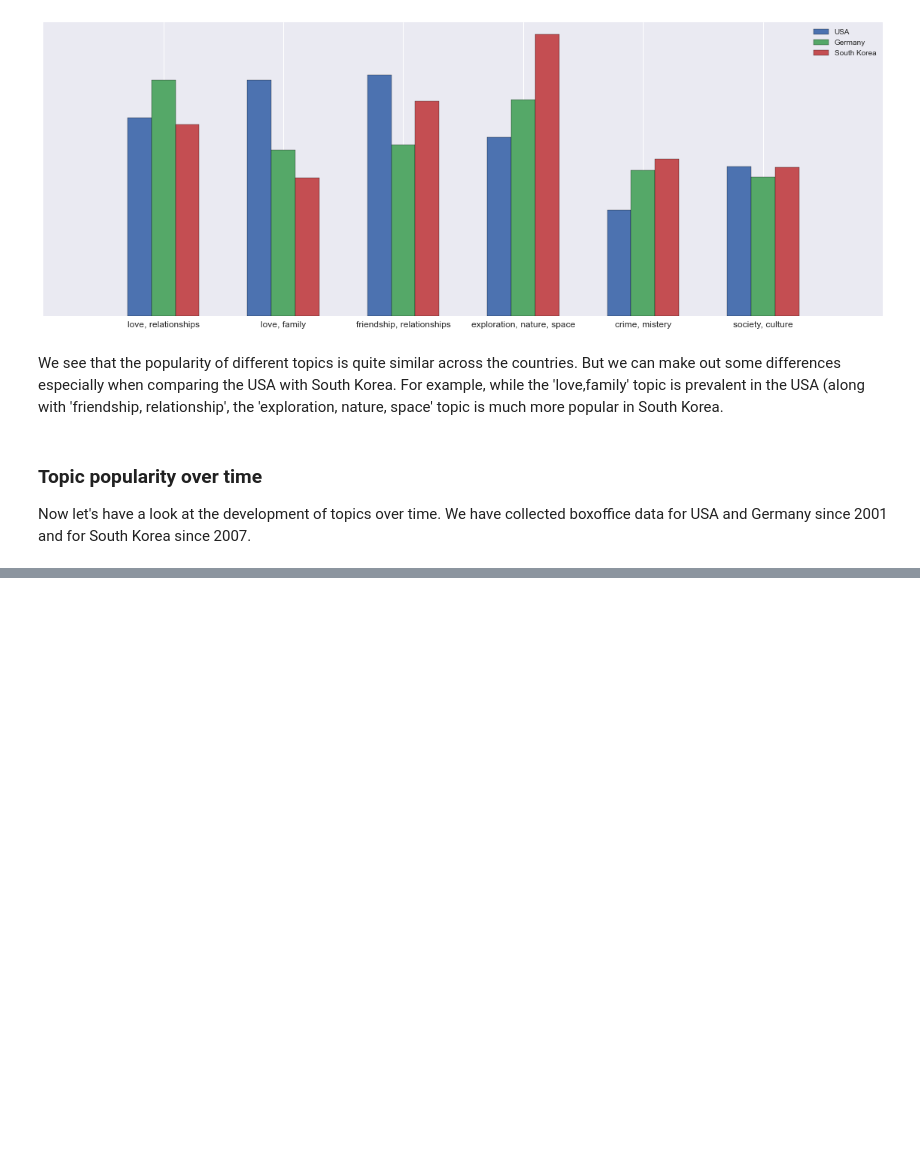
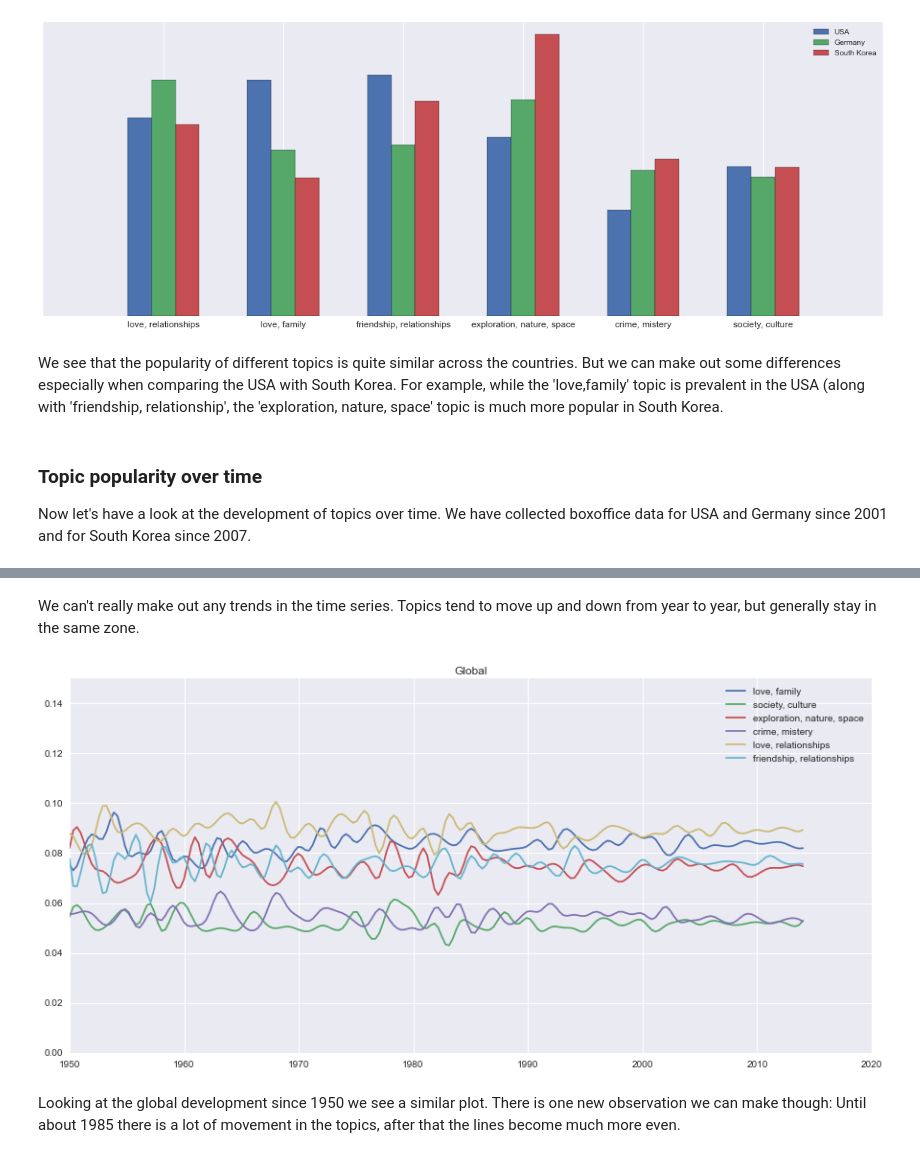
Before and after one commit to soorajmr/moviemeta, a Jupyter notebook: notebooks/topic_distribution.ipynb, the cells around one changed output, grey strips where cells are left out. Cells and saved outputs as stored; diff of their text form; code cells hidden in the pictures; blank space fills up the shorter version.

```diff
--- a/notebooks/topic_distribution.ipynb
+++ b/notebooks/topic_distribution.ipynb
@@ -308,13 +313,20 @@ timeseries(pop_sk_scores_year, 'South Korea')
+# %% [markdown]
+We can't really make out any trends in the time series. Topics tend to move up and down from year to year, but generally stay in the same zone.
 # %%
-years = range(2001,2015)
+years = range(1950,2015)
 topic_scores_year = get_topic_scores_year(imdb_topic_df, top_topics, years)
 key2label(topic_scores_year)
-plt.figure(figsize=(20,7))
-from scipy.interpolate  import spline
-for topic in topic_scores_year.keys():
-    x = years
-    y = topic_scores_year[topic]
-    x_smooth = np.linspace(min(x), max(x), 100)
-    y_smooth = spline(x, y, x_smooth)
-    plt.plot(x_smooth,y_smooth, label=topic)
-plt.legend()
+timeseries(topic_scores_year,'Global')
+#plt.figure(figsize=(20,7))
+#from scipy.interpolate  import spline
+#for topic in topic_scores_year.keys():
+#    x = years
+#    y = topic_scores_year[topic]
+#    x_smooth = np.linspace(min(x), max(x), 100)
+#    y_smooth = spline(x, y, x_smooth)
+#    plt.plot(x_smooth,y_smooth, label=topic)
+#plt.legend()
+# %% [output]
+[figure, added]
+# %% [markdown]
+Looking at the global development since 1950 we see a similar plot. There is one new observation we can make though: Until about 1985 there is a lot of movement in the topics, after that the lines become much more even.
```
Also changed, not shown: parts of 3 cells of this notebook.
